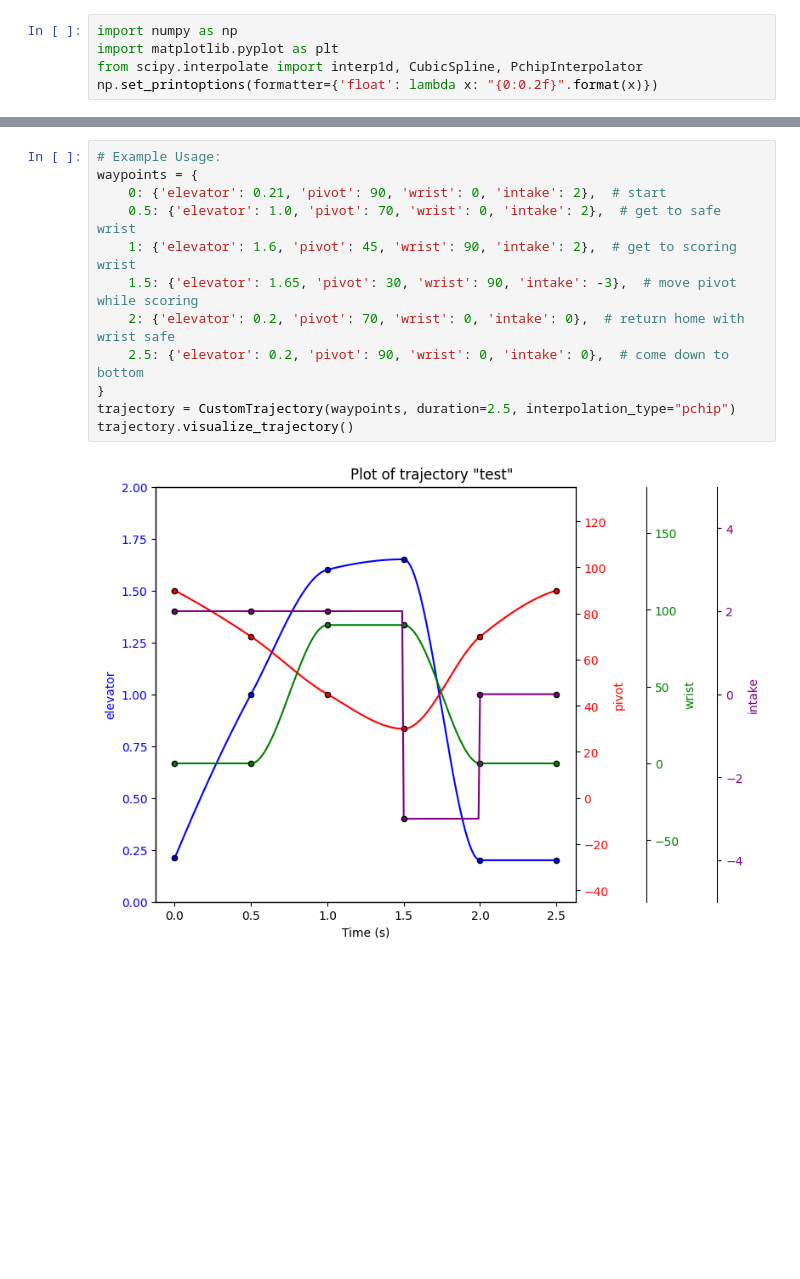
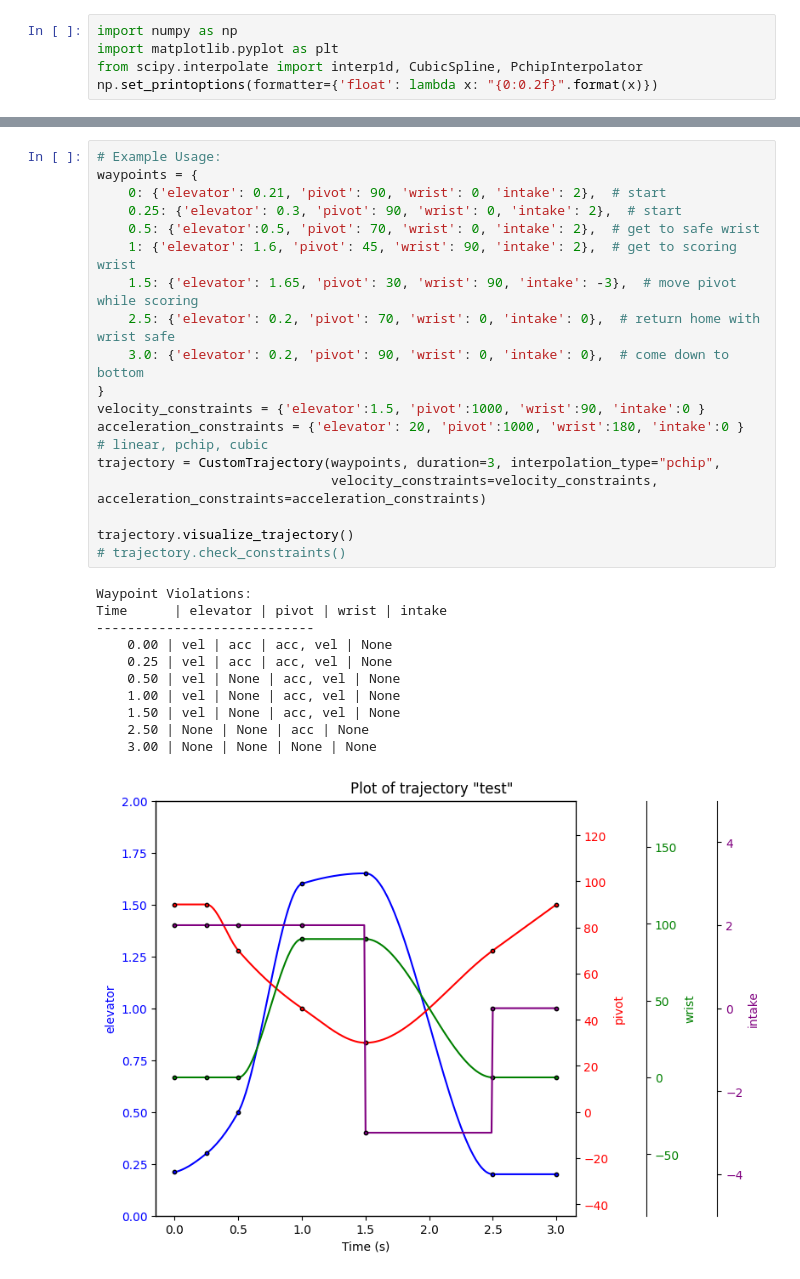
Before and after one commit to aesatchien/FRC2429_2025, a Jupyter notebook: resources/plots/trajectory_generator.ipynb, the cells around one changed output, grey strips where cells are left out. Drawn from its saved outputs; the diff is of its cells as text; blank space fills up the shorter version.

```diff
--- a/resources/plots/trajectory_generator.ipynb
+++ b/resources/plots/trajectory_generator.ipynb
@@ -134,14 +203,31 @@ class CustomTrajectory:
 # %%
 # Example Usage:
 waypoints = {
     0: {'elevator': 0.21, 'pivot': 90, 'wrist': 0, 'intake': 2},  # start
-    0.5: {'elevator': 1.0, 'pivot': 70, 'wrist': 0, 'intake': 2},  # get to safe wrist
+    0.25: {'elevator': 0.3, 'pivot': 90, 'wrist': 0, 'intake': 2},  # start
+    0.5: {'elevator':0.5, 'pivot': 70, 'wrist': 0, 'intake': 2},  # get to safe wrist
     1: {'elevator': 1.6, 'pivot': 45, 'wrist': 90, 'intake': 2},  # get to scoring wrist
     1.5: {'elevator': 1.65, 'pivot': 30, 'wrist': 90, 'intake': -3},  # move pivot while scoring
-    2: {'elevator': 0.2, 'pivot': 70, 'wrist': 0, 'intake': 0},  # return home with wrist safe
-    2.5: {'elevator': 0.2, 'pivot': 90, 'wrist': 0, 'intake': 0},  # come down to bottom
+    2.5: {'elevator': 0.2, 'pivot': 70, 'wrist': 0, 'intake': 0},  # return home with wrist safe
+    3.0: {'elevator': 0.2, 'pivot': 90, 'wrist': 0, 'intake': 0},  # come down to bottom
 }
-trajectory = CustomTrajectory(waypoints, duration=2.5, interpolation_type="pchip")
+velocity_constraints = {'elevator':1.5, 'pivot':1000, 'wrist':90, 'intake':0 }
+acceleration_constraints = {'elevator': 20, 'pivot':1000, 'wrist':180, 'intake':0 }
+# linear, pchip, cubic
+trajectory = CustomTrajectory(waypoints, duration=3, interpolation_type="pchip",
+                              velocity_constraints=velocity_constraints, acceleration_constraints=acceleration_constraints)
+
 trajectory.visualize_trajectory()
+# trajectory.check_constraints()
 # %% [output]
+Waypoint Violations:
+Time      | elevator | pivot | wrist | intake
+----------------------------
+    0.00 | vel | acc | acc, vel | None
+    0.25 | vel | acc | acc, vel | None
+    0.50 | vel | None | acc, vel | None
+    1.00 | vel | None | acc, vel | None
+    1.50 | vel | None | acc, vel | None
+    2.50 | None | None | acc | None
+    3.00 | None | None | None | None
-[figure, old version]
+[figure, new version]
```
Also changed, not shown: parts of 11 cells of this notebook, 5 other files.
